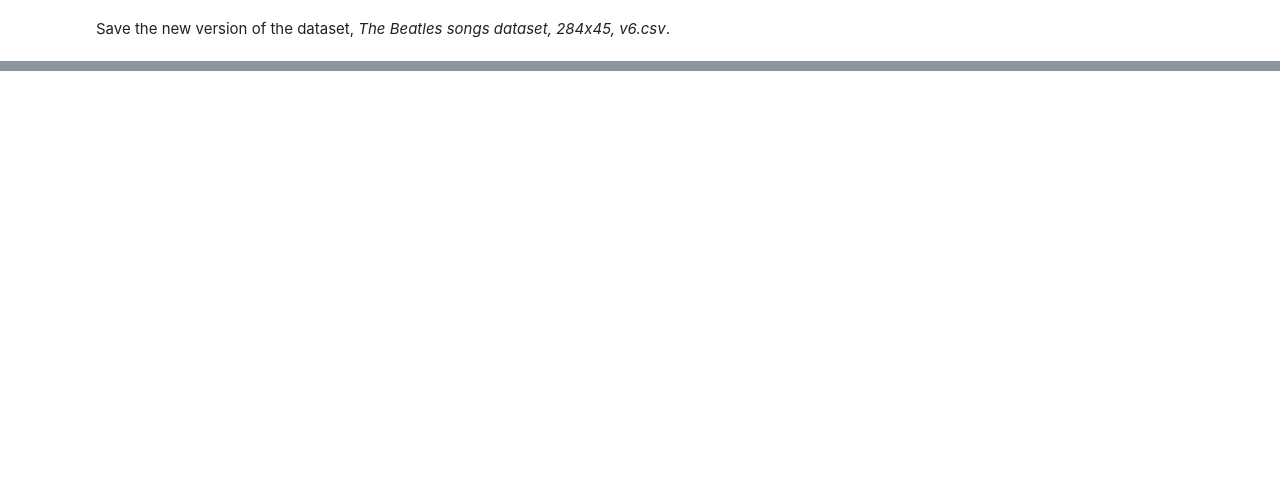
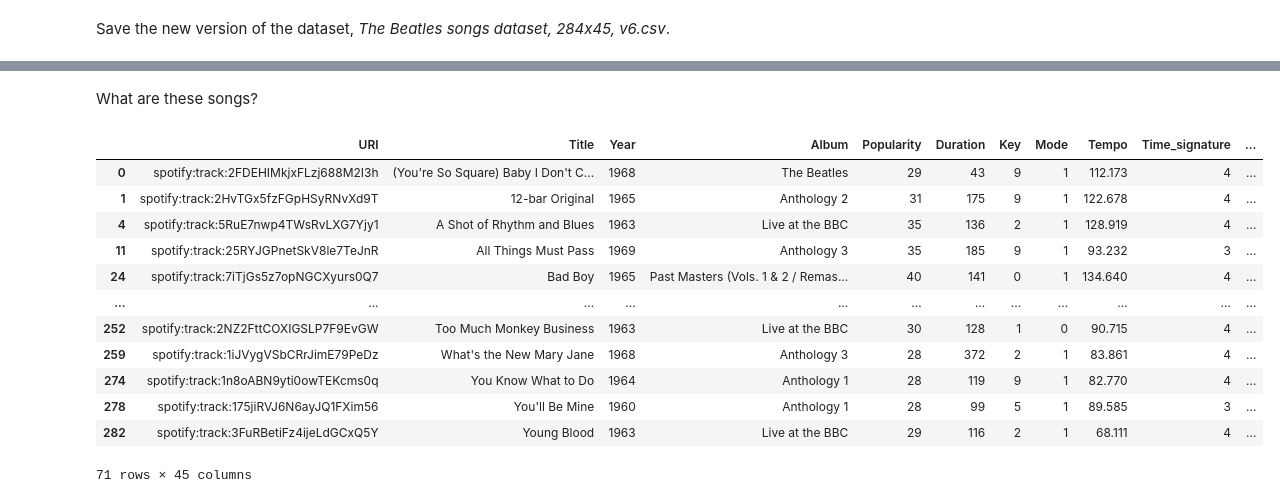
Before and after one commit to devedzic/spotipy-getting-started, a Jupyter notebook: notebooks/cleaning_The_Beatles_songs_dataset.ipynb, the cells around one changed output, grey strips where cells are left out. Saved outputs shown, nothing was run; the diff lists cells and outputs as text; code cells hidden in the pictures; blank space fills up the shorter version.

```diff
--- a/notebooks/cleaning_The_Beatles_songs_dataset.ipynb
+++ b/notebooks/cleaning_The_Beatles_songs_dataset.ipynb
@@ -755,0 +869,2 @@ Make sure to generalize the themes into [categories](https://en.wikipedia.org/wi
+# %%
+songs = pd.read_csv('../data/The Beatles songs dataset, 284x45, v7.csv')
@@ -755,0 +895,18 @@ Make sure to generalize the themes into [categories](https://en.wikipedia.org/wi
+# %% [markdown]
+What are these songs?
+# %%
+display(songs.loc[songs['Other releases'].isnull()])
+# %% [output]
+|  | URI | Title | Year | Album | Popularity | Duration | Key | Mode | Tempo | Time_signature | ... |
+| 0 | spotify:track:2FDEHIMkjxFLzj688M2I3h | (You're So Square) Baby I Don't C... | 1968 | The Beatles | 29 | 43 | 9 | 1 | 112.173 | 4 | ... |
+| 1 | spotify:track:2HvTGx5fzFGpHSyRNvXd9T | 12-bar Original | 1965 | Anthology 2 | 31 | 175 | 9 | 1 | 122.678 | 4 | ... |
+| 4 | spotify:track:5RuE7nwp4TWsRvLXG7Yjy1 | A Shot of Rhythm and Blues | 1963 | Live at the BBC | 35 | 136 | 2 | 1 | 128.919 | 4 | ... |
+| 11 | spotify:track:25RYJGPnetSkV8le7TeJnR | All Things Must Pass | 1969 | Anthology 3 | 35 | 185 | 9 | 1 | 93.232 | 3 | ... |
+| 24 | spotify:track:7iTjGs5z7opNGCXyurs0Q7 | Bad Boy | 1965 | Past Masters (Vols. 1 & 2 / Remas... | 40 | 141 | 0 | 1 | 134.640 | 4 | ... |
+| ... | ... | ... | ... | ... | ... | ... | ... | ... | ... | ... | ... |
+| 252 | spotify:track:2NZ2FttCOXIGSLP7F9EvGW | Too Much Monkey Business | 1963 | Live at the BBC | 30 | 128 | 1 | 0 | 90.715 | 4 | ... |
+| 259 | spotify:track:1iJVygVSbCRrJimE79PeDz | What's the New Mary Jane | 1968 | Anthology 3 | 28 | 372 | 2 | 1 | 83.861 | 4 | ... |
+| 274 | spotify:track:1n8oABN9yti0owTEKcms0q | You Know What to Do | 1964 | Anthology 1 | 28 | 119 | 9 | 1 | 82.770 | 4 | ... |
+| 278 | spotify:track:175jiRVJ6N6ayJQ1FXim56 | You'll Be Mine | 1960 | Anthology 1 | 28 | 99 | 5 | 1 | 89.585 | 3 | ... |
+| 282 | spotify:track:3FuRBetiFz4ijeLdGCxQ5Y | Young Blood | 1963 | Live at the BBC | 29 | 116 | 2 | 1 | 68.111 | 4 | ... |
+71 rows × 45 columns
```
Also changed, not shown: parts of 85 cells of this notebook.
